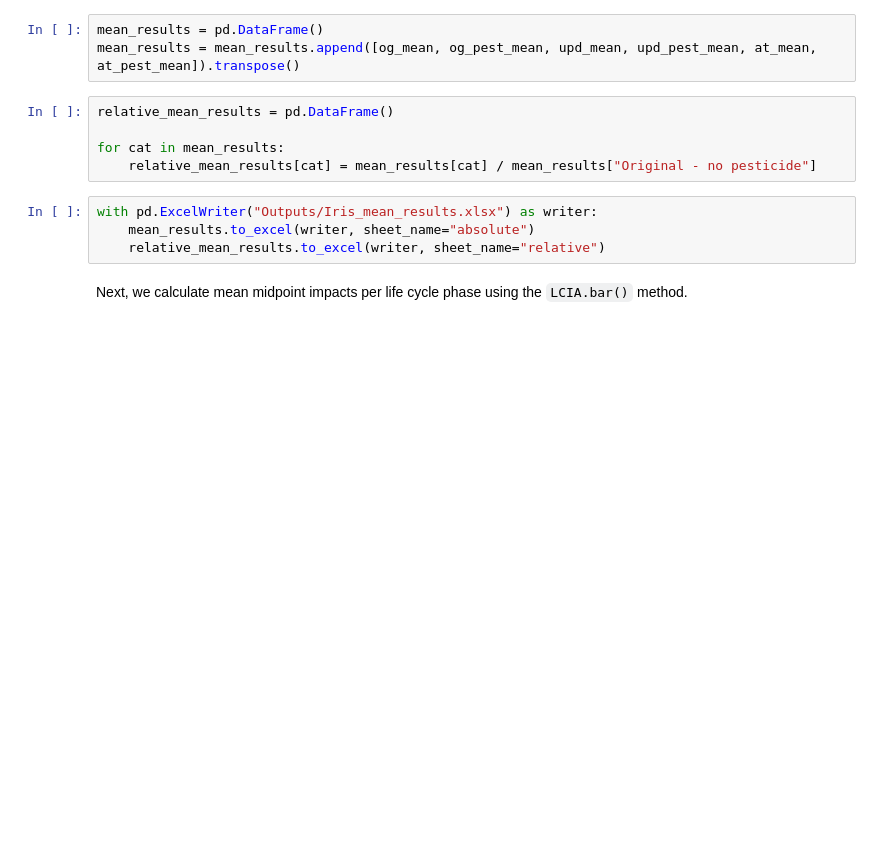
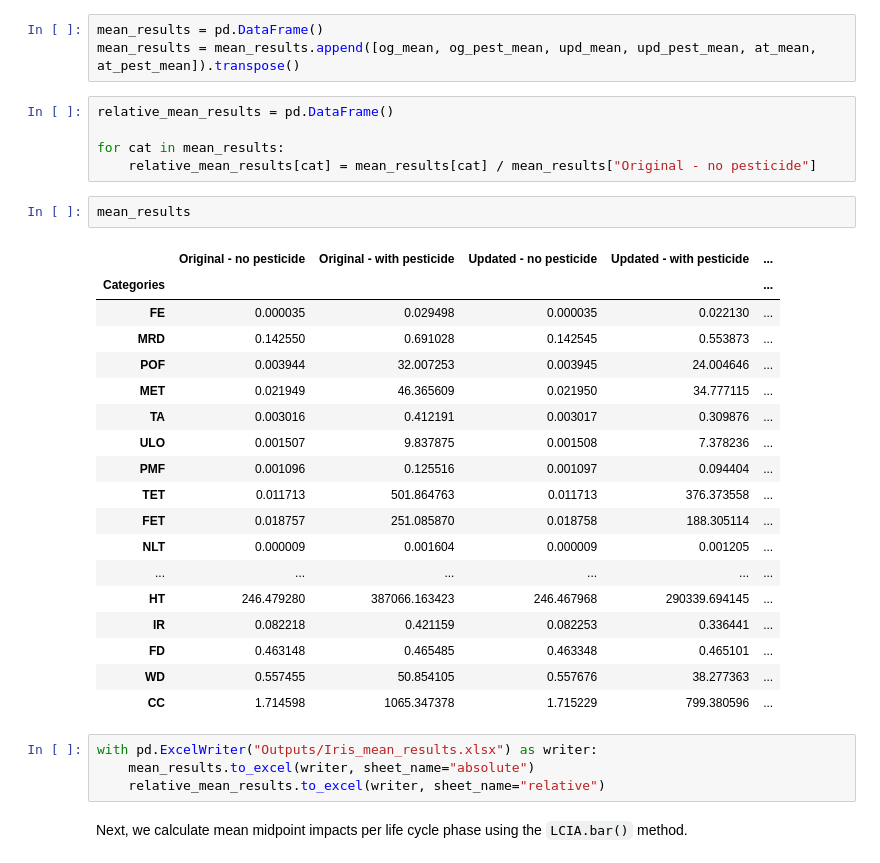
Before and after one commit to gparolin/AEco, a Jupyter notebook: Scripts/view.ipynb, the cells around one changed output. Saved outputs shown, nothing was run; the diff lists cells and outputs as text; blank space fills up the shorter version.

```diff
--- a/Scripts/view.ipynb
+++ b/Scripts/view.ipynb
@@ -135,6 +135,27 @@ relative_mean_results = pd.DataFrame()
 
 for cat in mean_results:
     relative_mean_results[cat] = mean_results[cat] / mean_results["Original - no pesticide"]
+# %%
+mean_results
+# %% [output]
+|  | Original - no pesticide | Original - with pesticide | Updated - no pesticide | Updated - with pesticide | ... |
+| Categories |  |  |  |  | ... |
+| FE | 0.000035 | 0.029498 | 0.000035 | 0.022130 | ... |
+| MRD | 0.142550 | 0.691028 | 0.142545 | 0.553873 | ... |
+| POF | 0.003944 | 32.007253 | 0.003945 | 24.004646 | ... |
+| MET | 0.021949 | 46.365609 | 0.021950 | 34.777115 | ... |
+| TA | 0.003016 | 0.412191 | 0.003017 | 0.309876 | ... |
+| ULO | 0.001507 | 9.837875 | 0.001508 | 7.378236 | ... |
+| PMF | 0.001096 | 0.125516 | 0.001097 | 0.094404 | ... |
+| TET | 0.011713 | 501.864763 | 0.011713 | 376.373558 | ... |
+| FET | 0.018757 | 251.085870 | 0.018758 | 188.305114 | ... |
+| NLT | 0.000009 | 0.001604 | 0.000009 | 0.001205 | ... |
+| ... | ... | ... | ... | ... | ... |
+| HT | 246.479280 | 387066.163423 | 246.467968 | 290339.694145 | ... |
+| IR | 0.082218 | 0.421159 | 0.082253 | 0.336441 | ... |
+| FD | 0.463148 | 0.465485 | 0.463348 | 0.465101 | ... |
+| WD | 0.557455 | 50.854105 | 0.557676 | 38.277363 | ... |
+| CC | 1.714598 | 1065.347378 | 1.715229 | 799.380596 | ... |
 # %%
 with pd.ExcelWriter("Outputs/Iris_mean_results.xlsx") as writer:
     mean_results.to_excel(writer, sheet_name="absolute")
```
Also changed, not shown: parts of 7 cells of this notebook.
